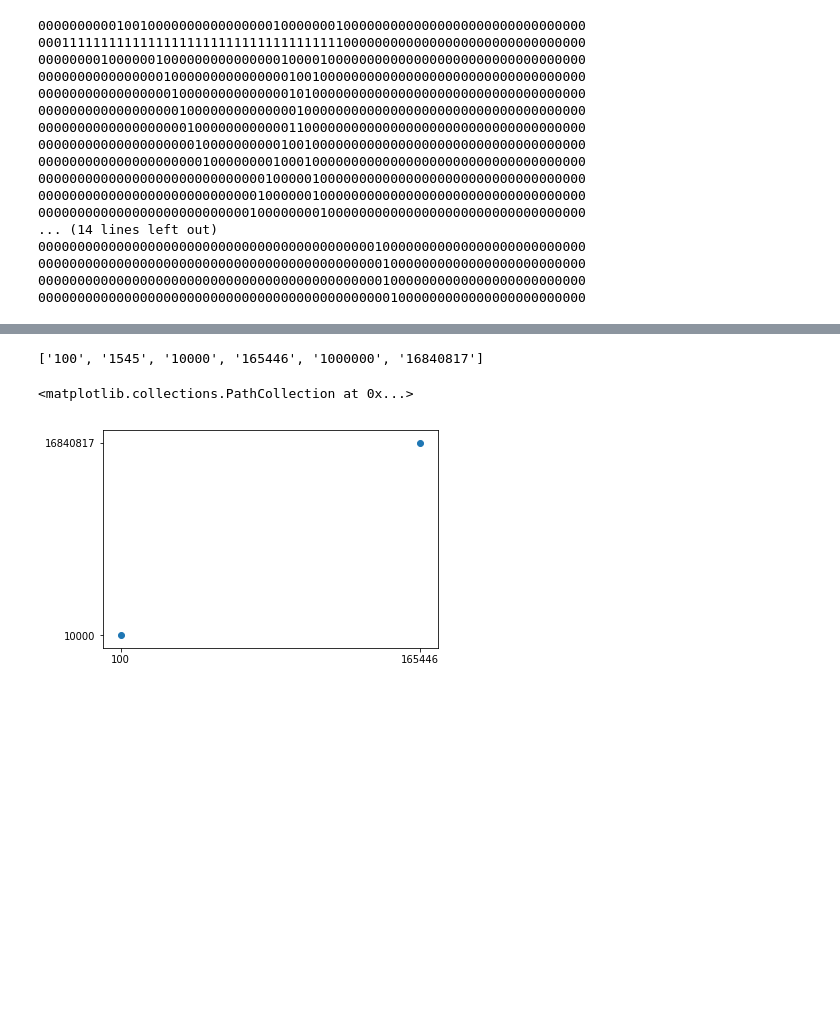
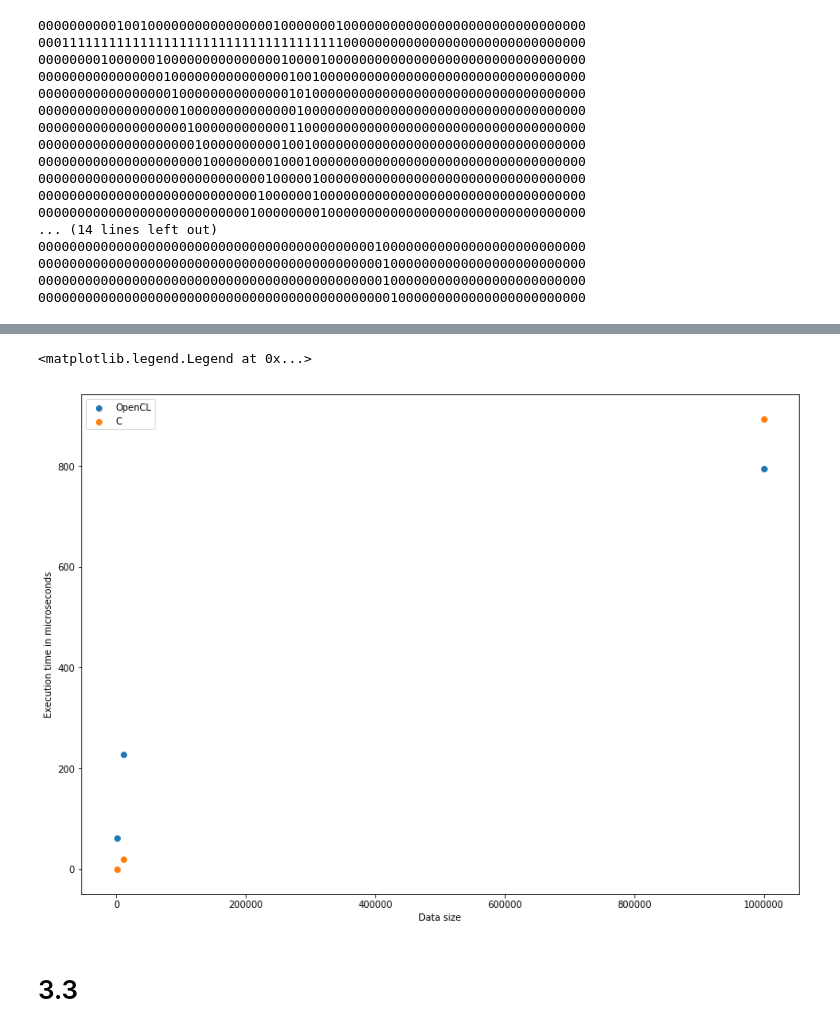
Before and after one commit to Jegp/pfp-assignment1, a Jupyter notebook: report.ipynb, the cells around one changed output, grey strips where cells are left out. Drawn from its saved outputs; the diff is of its cells as text; code cells hidden in the pictures; blank space fills up the shorter version.

```diff
--- a/report.ipynb
+++ b/report.ipynb
@@ -138,13 +169,23 @@ We can then conclude that $(0, False)$ is indeed left neutral.
 !for s in 100 10000 1000000; do futhark-dataset --f32-bounds='0:2' -g "[$s]f32" -g "[$s]f32" > "pi$s.dat"; done
 # %%
-out = !for s in 100 10000 1000000; do echo $s && ./assignment3.1 -t /dev/stderr > /dev/null < "pi$s.dat"; done
+# Compile and process data for C
+!futhark-c assignment3.1.fut
+out_3_1_c = !for s in 100 10000 1000000; do echo $s && ./assignment3.1 -t /dev/stderr > /dev/null < "pi$s.dat"; done
+(c_3_1_sizes, c_3_1_times) = parse_output(out_3_1_c)
-# %%
-out
-# %% [output]
-['100', '1545', '10000', '165446', '1000000', '16840817']
-# %%
-sizes, times = parse_output(out)
-plt.scatter(x = sizes, y = times)
-# %% [output]
-<matplotlib.collections.PathCollection at 0x...>
-[figure, removed]
+# %%
+# Compile and process data for OpenCL
+!futhark-opencl assignment3.1.fut
+out_3_1_o = !for s in 100 10000 1000000; do echo $s && ./assignment3.1 -t /dev/stderr > /dev/null < "pi$s.dat"; done
+(o_3_1_sizes, o_3_1_times) = parse_output(out_3_1_o)
+# %%
+plt.figure(figsize=(14,10))
+plt.scatter(x = o_3_1_sizes, y = o_3_1_times)
+plt.scatter(x = c_3_1_sizes, y = c_3_1_times)
+plt.xlabel("Data size")
+plt.ylabel("Execution time in microseconds")
+plt.legend(["OpenCL", "C"])
+# %% [output]
+<matplotlib.legend.Legend at 0x...>
+[figure, added]
+# %% [markdown]
+# 3.3
```
Also changed, not shown: parts of 30 cells of this notebook, 6 other files.
